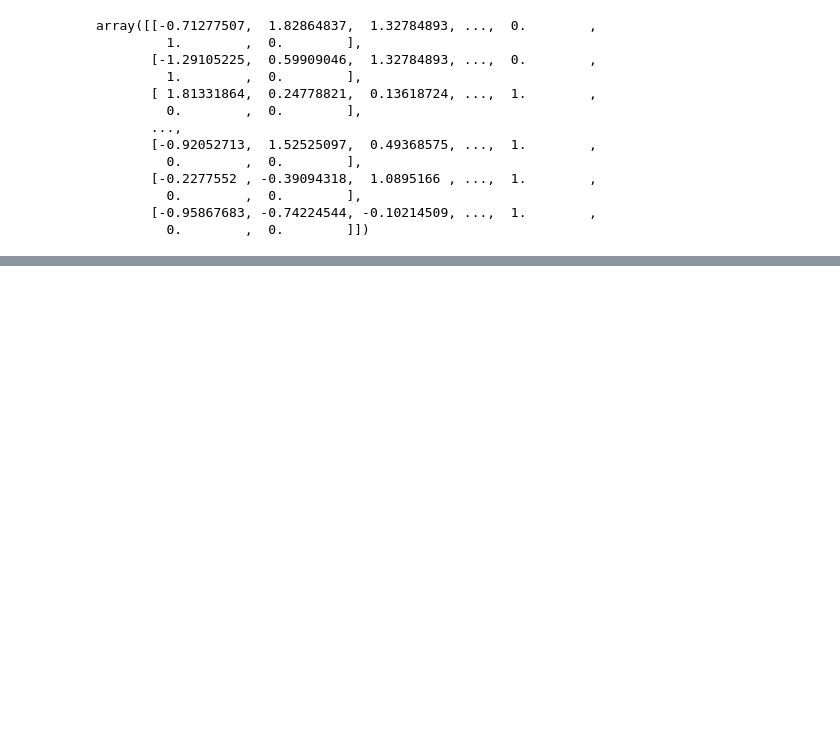
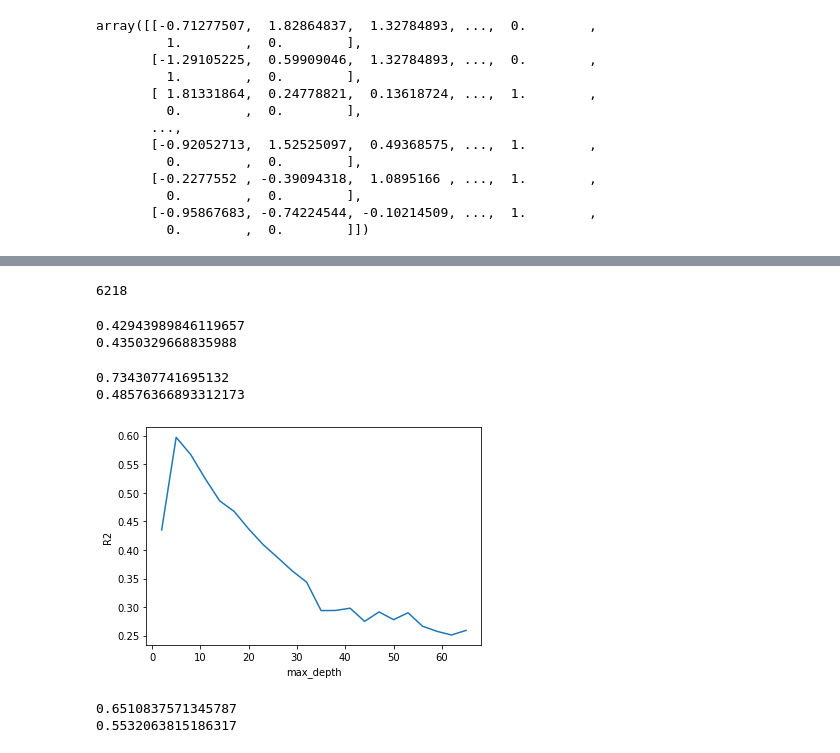
Before and after one commit to nathandhawale/Sales-Predictions, a Jupyter notebook: sales_predictions.ipynb, the cells around one changed output, grey strips where cells are left out. Saved outputs shown, nothing was run; the diff lists cells and outputs as text; code cells hidden in the pictures; blank space fills up the shorter version.

```diff
--- a/sales_predictions.ipynb
+++ b/sales_predictions.ipynb
@@ -505,0 +611,2 @@ array([[-0.71277507,  1.82864837,  1.32784893, ...,  0.        ,
+# %%
+dec_tree.fit(X_train, y_train)
@@ -505,0 +645,26 @@ array([[-0.71277507,  1.82864837,  1.32784893, ...,  0.        ,
+# %%
+decision_tree.get_n_leaves()
+# %% [output]
+6218
+# %%
+decision_tree_2 = DecisionTreeRegressor(max_depth = 2, random_state = 42)
+dec_tree_2 = make_pipeline(preprocessor, decision_tree_2)
+dec_tree_2.fit(X_train, y_train)
+train_2_score = dec_tree_2.score(X_train, y_train)
+test_2_score = dec_tree_2.score(X_test, y_test)
+print(train_2_score)
+print(test_2_score)
+# %% [output]
+0.42943989846119657
+0.4350329668835988
+# %%
+decision_tree_15 = DecisionTreeRegressor(max_depth = 15, random_state = 42)
+dec_tree_15 = make_pipeline(preprocessor, decision_tree_15)
+dec_tree_15.fit(X_train, y_train)
+train_15_score = dec_tree_15.score(X_train, y_train)
+test_15_score = dec_tree_15.score(X_test, y_test)
+print(train_15_score)
+print(test_15_score)
+# %% [output]
+0.734307741695132
+0.48576366893312173
@@ -505,0 +673,28 @@ array([[-0.71277507,  1.82864837,  1.32784893, ...,  0.        ,
+# %%
+max_depth_range = list(range(2, 68, 3))
+r2 = []
+for depth in max_depth_range:
+    decision_tree = DecisionTreeRegressor(max_depth = depth,
+                             random_state = 42)
+    dec_tree = make_pipeline(preprocessor, decision_tree)
+    dec_tree.fit(X_train, y_train)
+    score = dec_tree.score(X_test, y_test)
+    r2.append(score)
+# %%
+import matplotlib.pyplot as plt
+plt.plot(max_depth_range, r2)
+plt.xlabel('max_depth')
+plt.ylabel('R2');
+# %% [output]
+[figure, added]
+# %%
+decision_tree_9 = DecisionTreeRegressor(max_depth = 9, random_state = 42)
+dec_tree_9 = make_pipeline(preprocessor, decision_tree_9)
+dec_tree_9.fit(X_train, y_train)
+train_9_score = dec_tree_9.score(X_train, y_train)
+test_9_score = dec_tree_9.score(X_test, y_test)
+print(train_9_score)
+print(test_9_score)
+# %% [output]
+0.6510837571345787
+0.5532063815186317
```
Also changed, not shown: parts of 21 cells of this notebook.
